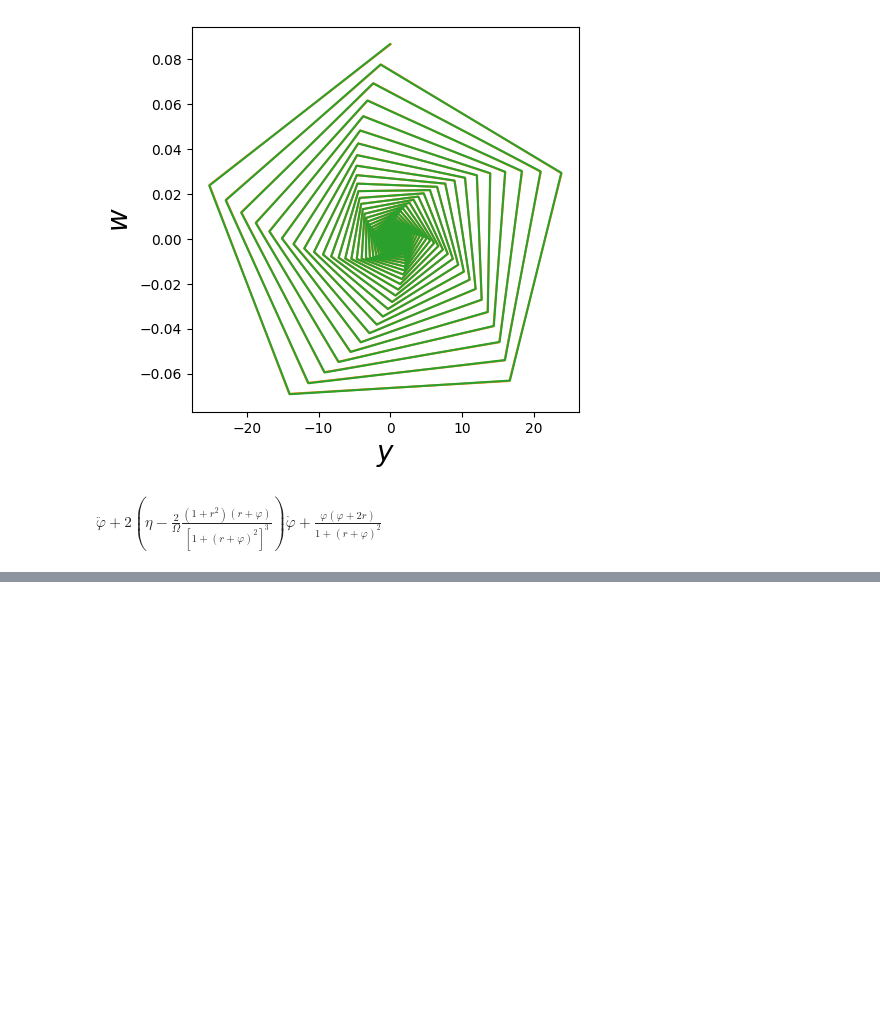
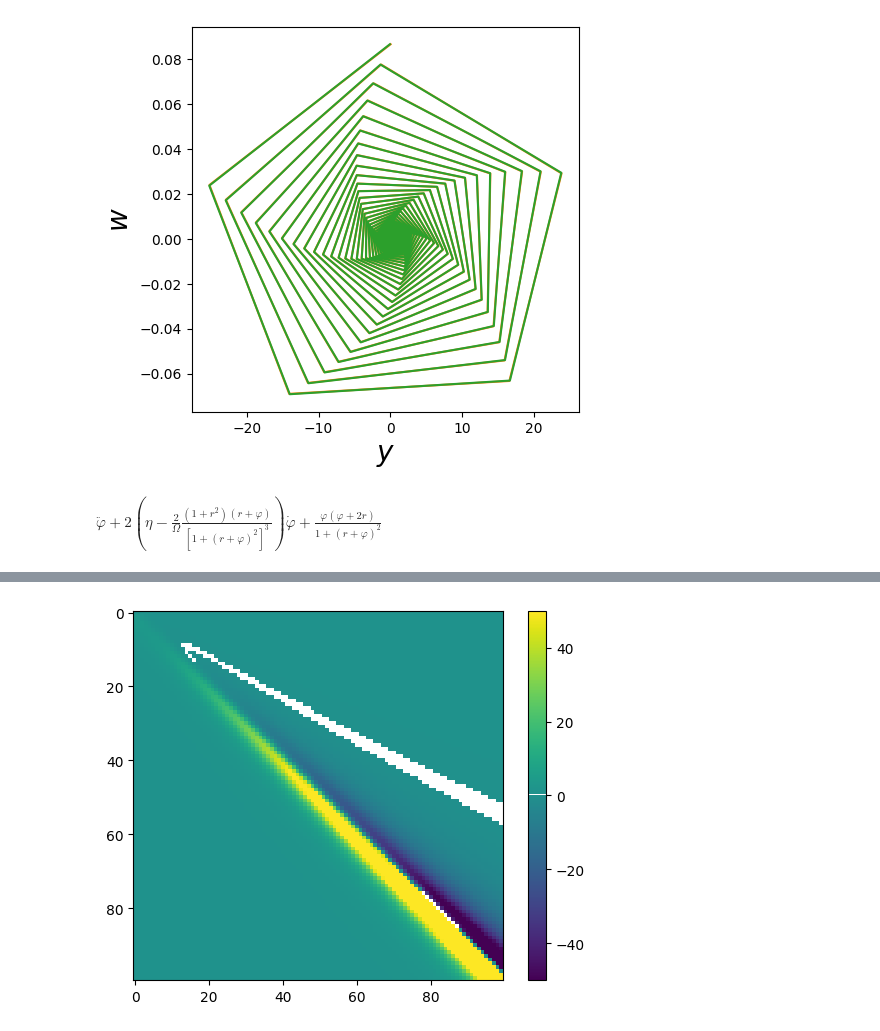
Before and after one commit to Satyamjha2/Optomechanics, a Jupyter notebook: levitating_mirror.ipynb, the cells around one changed output, grey strips where cells are left out. Saved outputs shown, nothing was run; the diff lists cells and outputs as text; code cells hidden in the pictures; blank space fills up the shorter version.

```diff
--- a/levitating_mirror.ipynb
+++ b/levitating_mirror.ipynb
@@ -193,0 +219,22 @@ plt.show()
+# %%
+import matplotlib as mpl
+
+cmap = plt.cm.viridis  # define the colormap
+# extract all colors from the .jet map
+cmaplist = [cmap(i) for i in range(cmap.N)]
+# force the first color entry to be grey
+cmaplist[cmap.N//2] = (1., 1., 1., 1.0)
+
+# create the new map
+cmap = mpl.colors.LinearSegmentedColormap.from_list(
+    'Custom cmap', cmaplist, cmap.N)
+
+# define the bins and normalize
+# bounds = np.linspace(0, 20, 21)
+# norm = mpl.colors.BoundaryNorm(bounds, cmap.N)
+# %%
+plt.imshow(eta_eff,cmap=cmap,vmin=-50,vmax=50)
+plt.colorbar()
+plt.show()
+# %% [output]
+[figure, added]
```
Also changed, not shown: parts of 8 cells of this notebook.
